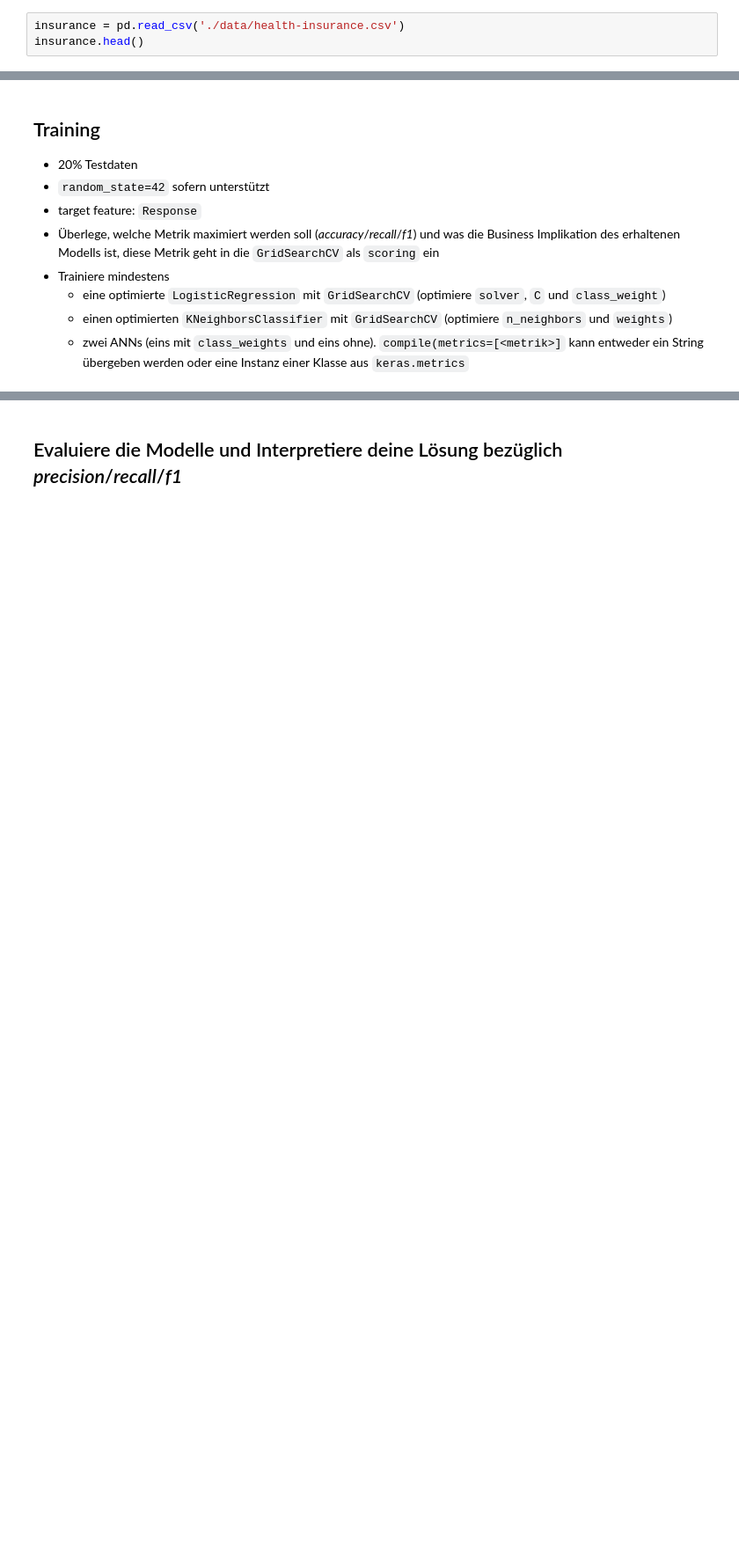
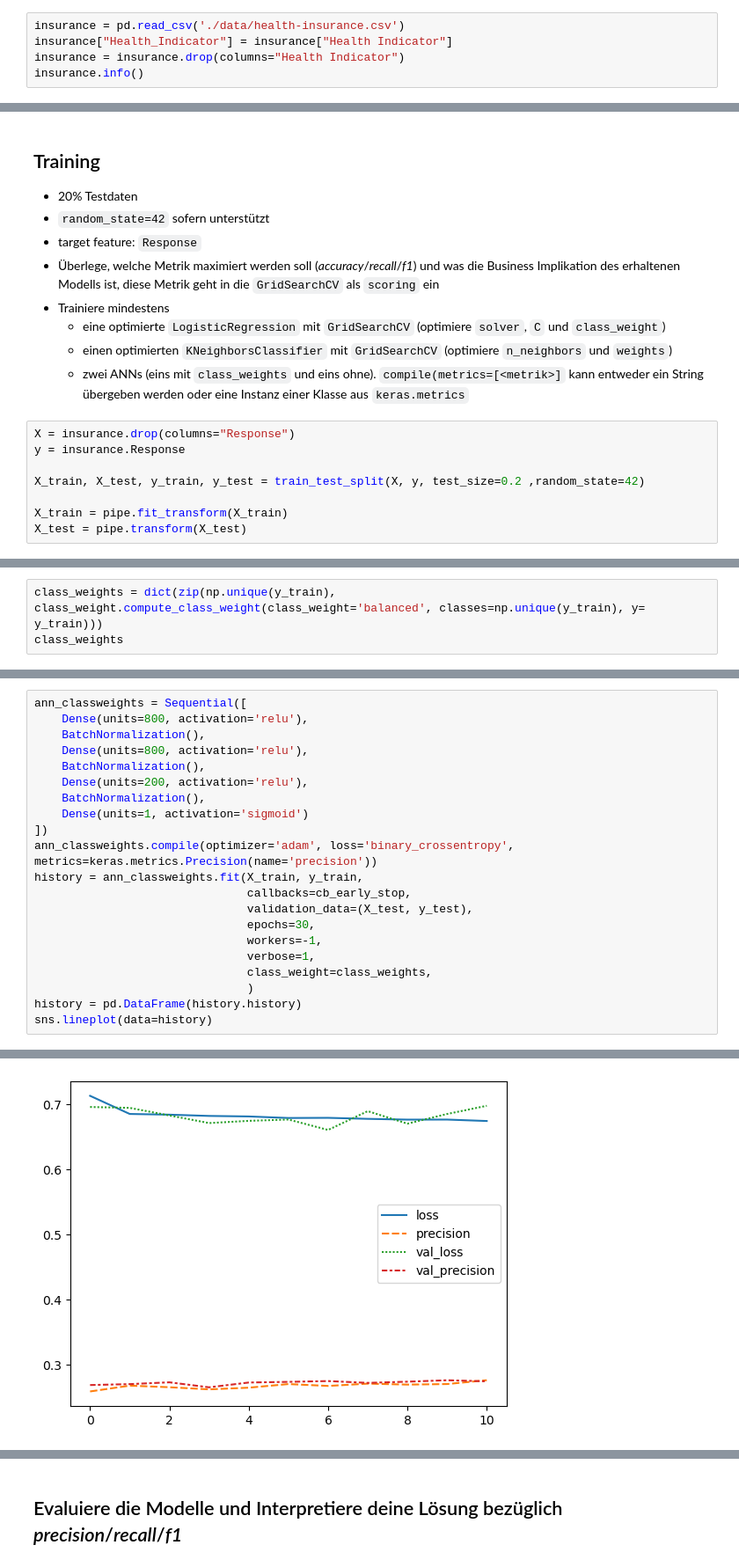
Before and after one commit to HTL-Stuff/Java5Klasse, a Jupyter notebook: DSML/health_insurance/health-insurance.ipynb, the cells around one changed output, grey strips where cells are left out. Shown at 88% size. Cells and saved outputs as stored; diff of their text form; blank space fills up the shorter version.

Commit message:
health-insurance.ipynb done

```diff
--- a/DSML/health_insurance/health-insurance.ipynb
+++ b/DSML/health_insurance/health-insurance.ipynb
@@ -15,5 +61,7 @@ Once these leads are acquired, the sales advisors approach them to convert and t
 ## Erstelle aus `health-insurance.csv` einen DataFrame
 # %%
 insurance = pd.read_csv('./data/health-insurance.csv')
-insurance.head()
+insurance["Health_Indicator"] = insurance["Health Indicator"]
+insurance = insurance.drop(columns="Health Indicator")
+insurance.info()
 # %% [output]
@@ -80,3 +110,11 @@ AttributeError: 'DataFrame' object has no attribute 'extract'
     * einen optimierten `KNeighborsClassifier` mit `GridSearchCV` (optimiere `n_neighbors` und `weights`)
     * zwei ANNs (eins mit `class_weights` und eins ohne).
         `compile(metrics=[<metrik>]` kann entweder ein String übergeben werden oder eine Instanz einer Klasse aus `keras.metrics`
+# %%
+X = insurance.drop(columns="Response")
+y = insurance.Response
+
+X_train, X_test, y_train, y_test = train_test_split(X, y, test_size=0.2 ,random_state=42)
+
+X_train = pipe.fit_transform(X_train)
+X_test = pipe.transform(X_test)
@@ -82,0 +228,3 @@ AttributeError: 'DataFrame' object has no attribute 'extract'
+# %%
+class_weights = dict(zip(np.unique(y_train), class_weight.compute_class_weight(class_weight='balanced', classes=np.unique(y_train), y= y_train)))
+class_weights
@@ -82,0 +233,22 @@ AttributeError: 'DataFrame' object has no attribute 'extract'
+# %%
+ann_classweights = Sequential([
+    Dense(units=800, activation='relu'),
+    BatchNormalization(),
+    Dense(units=800, activation='relu'),
+    BatchNormalization(),
+    Dense(units=200, activation='relu'),
+    BatchNormalization(),
+    Dense(units=1, activation='sigmoid')
+])
+ann_classweights.compile(optimizer='adam', loss='binary_crossentropy', metrics=keras.metrics.Precision(name='precision'))
+history = ann_classweights.fit(X_train, y_train,
+                               callbacks=cb_early_stop,
+                               validation_data=(X_test, y_test),
+                               epochs=30,
+                               workers=-1,
+                               verbose=1,
+                               class_weight=class_weights,
+                               )
+history = pd.DataFrame(history.history)
+sns.lineplot(data=history)
+# %% [output]
@@ -82,0 +273 @@ AttributeError: 'DataFrame' object has no attribute 'extract'
+[figure, added]
```
Also changed, not shown: parts of 20 cells of this notebook.
